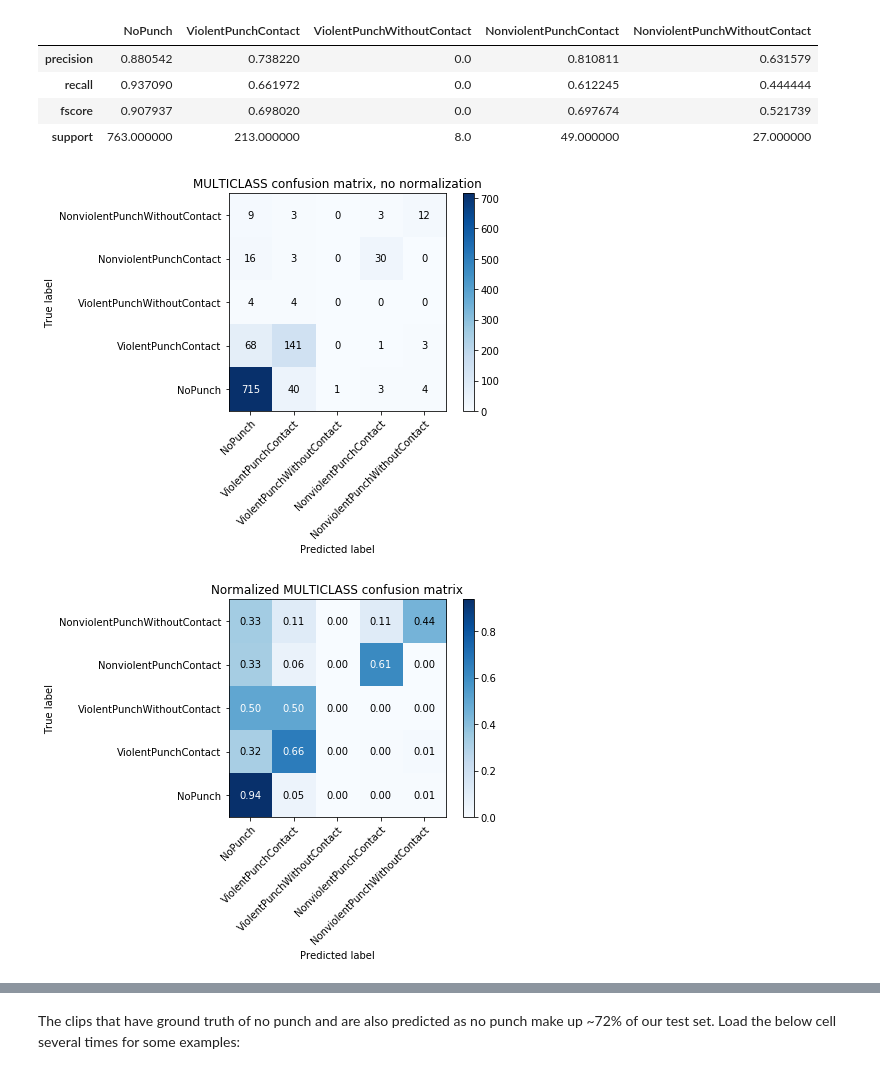
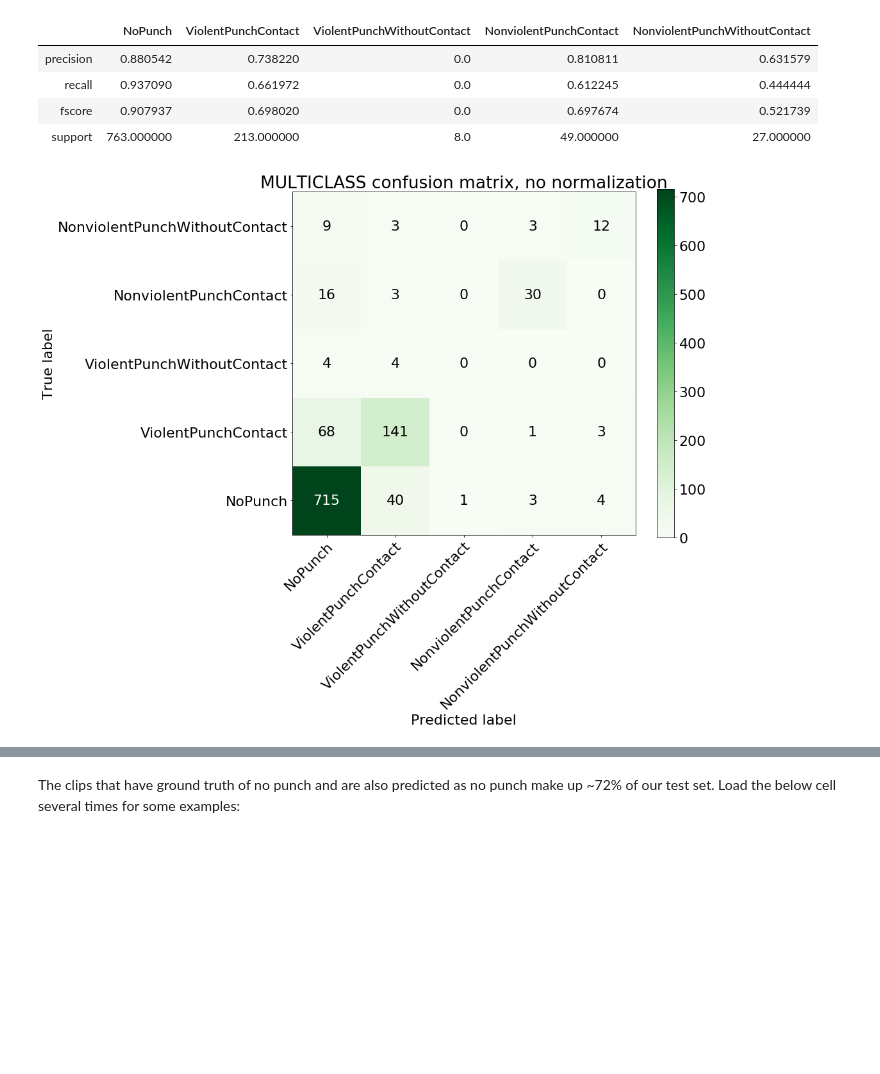
Before and after one commit to ahsenq/bittah-ninja, a Jupyter notebook: eval/EvalTheatre_TSN_multiclass.ipynb, the cells around one changed output, grey strips where cells are left out. Drawn from its saved outputs; the diff is of its cells as text; code cells hidden in the pictures; blank space fills up the shorter version.

Commit message:
finish out pass on multiclass eval

```diff
--- a/eval/EvalTheatre_TSN_multiclass.ipynb
+++ b/eval/EvalTheatre_TSN_multiclass.ipynb
@@ -125,7 +125,7 @@ report
 def plot_confusion_matrix(y_true, y_pred, labels,
                           normalize=False,
                           title=None,
-                          cmap=plt.cm.Blues):
+                          cmap=plt.cm.Greens):
     """
     This function prints and plots the confusion matrix.
     Normalization can be applied by setting `normalize=True`.
@@ -141,7 +141,7 @@ def plot_confusion_matrix(y_true, y_pred, labels,
     if normalize:
         cm = cm.astype('float') / cm.sum(axis=1)[:, np.newaxis]
 
-    fig, ax = plt.subplots()
+    fig, ax = plt.subplots(figsize=(12, 10))
     im = ax.imshow(cm, interpolation='nearest', cmap=cmap)
     ax.figure.colorbar(im, ax=ax)
     ax.set(xticks=np.arange(cm.shape[1]),
@@ -150,34 +150,34 @@ def plot_confusion_matrix(y_true, y_pred, labels,
            title=title,
            ylabel='True label',
            xlabel='Predicted label')
     ax.set_xlim(left=-0.5, right=4.5)
     ax.set_ylim(bottom=-0.5, top=4.5)
 
     plt.setp(ax.get_xticklabels(), rotation=45, ha="right",
              rotation_mode="anchor")
 
     # Loop over data dimensions and create text annotations.
     fmt = '.2f' if normalize else 'd'
     thresh = cm.max() / 2.
     for i in range(cm.shape[0]):
         for j in range(cm.shape[1]):
             ax.text(j, i, format(cm[i, j], fmt),
                     ha="center", va="center",
                     color="white" if cm[i, j] > thresh else "black")
     return ax
 
 
 np.set_printoptions(precision=2)
 
 # Plot non-normalized confusion matrix
 plot_confusion_matrix(df['label'], df['predix'], labels=gt_labels.values(),
                       title='MULTICLASS confusion matrix, no normalization')
 
 # Plot normalized confusion matrix
-plot_confusion_matrix(df['label'], df['predix'], labels=gt_labels.values(), normalize=True,
-                      title='Normalized MULTICLASS confusion matrix')
+# plot_confusion_matrix(df['label'], df['predix'], labels=gt_labels.values(), normalize=True,
+#                       title='Normalized MULTICLASS confusion matrix')
 
+plt.savefig("confusion_matrix_raw.png",bbox_inches='tight')
 plt.show()
 # %% [output]
-[figure, old version]
+[figure, new version]
-[figure, removed]
```
Also changed, not shown: parts of 40 cells of this notebook, 3 other files.
